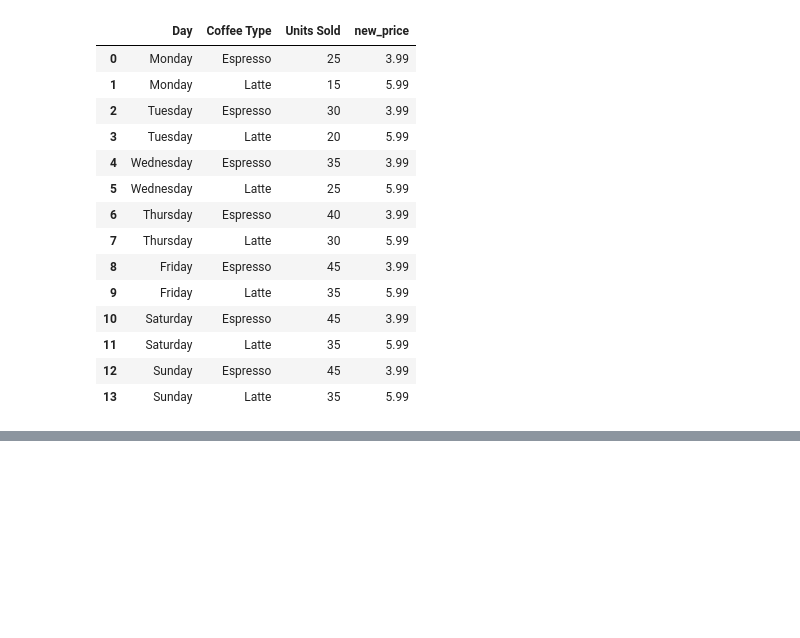
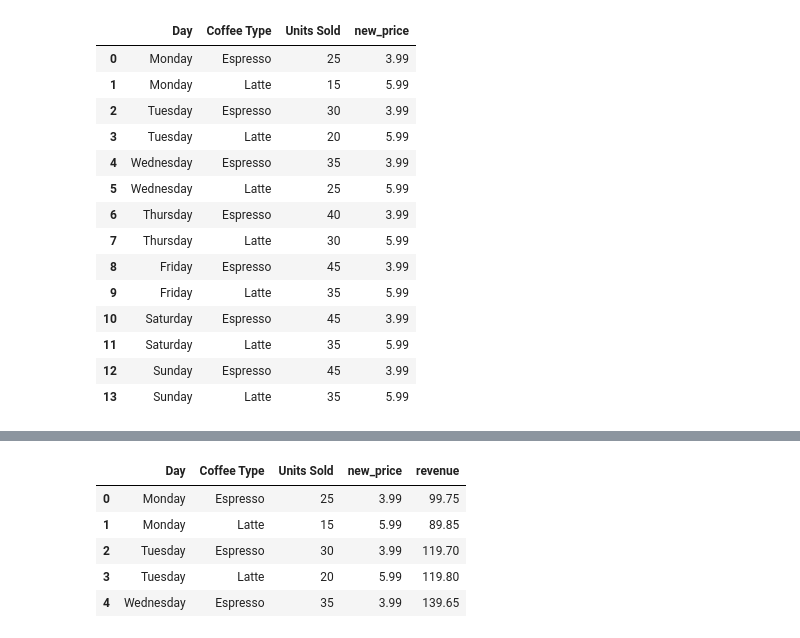
Before and after one commit to sadithaboxrec/panda-learn, a Jupyter notebook: Tutorial/addremove.ipynb, the cells around one changed output, grey strips where cells are left out. Saved outputs shown, nothing was run; the diff lists cells and outputs as text; code cells hidden in the pictures; blank space fills up the shorter version.

```diff
--- a/Tutorial/addremove.ipynb
+++ b/Tutorial/addremove.ipynb
@@ -152,0 +177,12 @@ coffee
+# %%
+# Generate  revenue
+
+coffee['revenue'] = coffee['Units Sold'] * coffee['new_price']
+coffee.head()
+# %% [output]
+|  | Day | Coffee Type | Units Sold | new_price | revenue |
+| 0 | Monday | Espresso | 25 | 3.99 | 99.75 |
+| 1 | Monday | Latte | 15 | 5.99 | 89.85 |
+| 2 | Tuesday | Espresso | 30 | 3.99 | 119.70 |
+| 3 | Tuesday | Latte | 20 | 5.99 | 119.80 |
+| 4 | Wednesday | Espresso | 35 | 3.99 | 139.65 |
```
Also changed, not shown: parts of 6 cells of this notebook.
